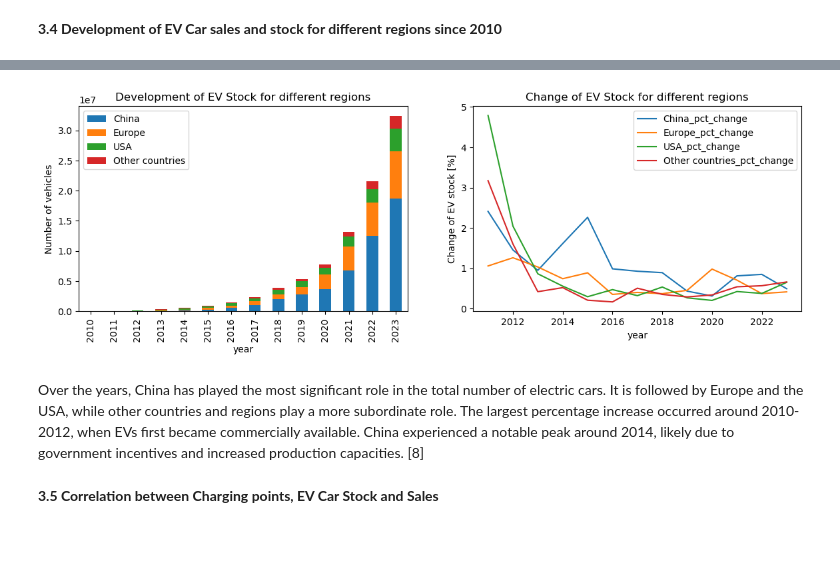
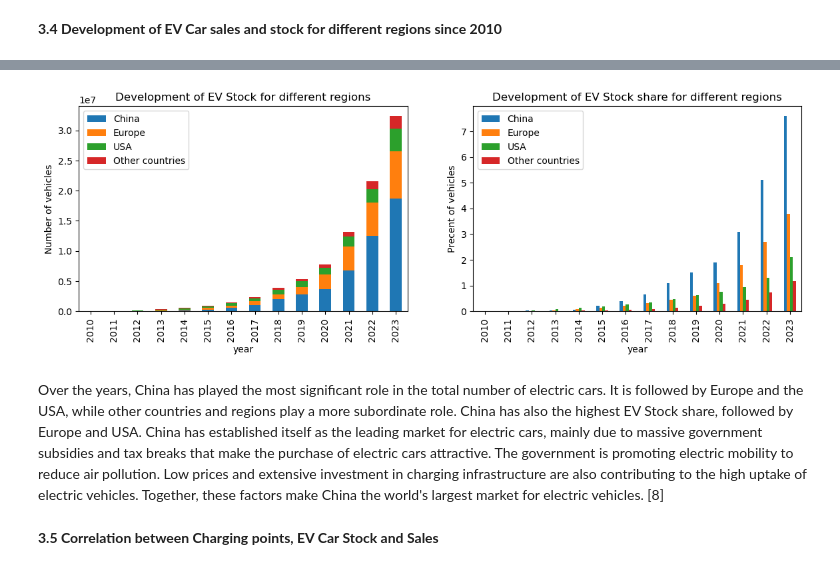
Before and after one commit to jenst0710/Electromobility-Data-Analysis, a Jupyter notebook: Capstone.ipynb, the cells around one changed output, grey strips where cells are left out. Drawn from its saved outputs; the diff is of its cells as text; code cells hidden in the pictures; blank space fills up the shorter version.

```diff
--- a/Capstone.ipynb
+++ b/Capstone.ipynb
@@ -529,7 +587,0 @@ EV_cars_h_countries=EV_cars_h_countries.rename(columns={'EV stock_Sum': 'Other c
-# %%
-# percentual change of EV stock
-EV_cars_h_countries['China_pct_change']=EV_cars_h_countries['China'].pct_change()
-EV_cars_h_countries['Europe_pct_change']=EV_cars_h_countries['Europe'].pct_change()
-EV_cars_h_countries['USA_pct_change']=EV_cars_h_countries['USA'].pct_change()
-EV_cars_h_countries['Other countries_pct_change']=EV_cars_h_countries['Other countries'].pct_change()
-EV_cars_h_countries[EV_cars_h_countries.index>=2019]
@@ -544,19 +604,43 @@ EV_cars_h_countries[EV_cars_h_countries.index>=2019]
+# %%
+# Look at USA, Europe and China
+include_regions=['USA', 'Europe', 'China']
+EV_cars_h_USA_Europe_China=EV_cars_h_filtered[EV_cars_h_filtered.region.isin(include_regions)]
+
+# EV stock
+EV_cars_h_USA_Europe_China_stock=EV_cars_h_USA_Europe_China[['region', 'year', 'EV stock_Sum']]
+EV_cars_h_USA_Europe_China_stock_pivot=EV_cars_h_USA_Europe_China_stock.pivot_table(index=['year'], columns='region', values='EV stock_Sum')
+
+#EV stock share
+EV_cars_h_USA_Europe_China_stock_share=EV_cars_h_USA_Europe_China[['region', 'year', 'EV stock share_EV']]
+EV_cars_h_USA_Europe_China_stock_share_pivot=EV_cars_h_USA_Europe_China_stock_share.pivot_table(index=['year'], columns='region', values='EV stock share_EV')
+
+#Definition of other countries as all countries beside 'include regions'
+other_regions=['Australia', 'Brazil', 'Canada', 'Chile', 'Colombia', 'Costa Rica', 'India', 'Indonesia', 'Israel', 'Japan','Korea', 'Mexico','New Zealand', 'Rest of the world', 'Seychelles', 'South Africa', 'Thailand', 'Turkiye', 'United Arab Emirates']
+EV_cars_h_other_countries=EV_cars_h_filtered[EV_cars_h_filtered.region.isin(other_regions)]
+EV_cars_h_other_countries_stock_pivot=pd.DataFrame(EV_cars_h_other_countries.groupby('year')['EV stock_Sum'].sum())
+EV_cars_h_other_countries_stock_share_pivot=pd.DataFrame(EV_cars_h_other_countries.groupby('year')['EV stock share_EV'].mean())
+
+# merge tables
+EV_cars_h_countries_stock=pd.merge(EV_cars_h_USA_Europe_China_stock_pivot,EV_cars_h_other_countries_stock_pivot, how='inner', on='year')
+EV_cars_h_countries_stock_share=pd.merge(EV_cars_h_USA_Europe_China_stock_share_pivot,EV_cars_h_other_countries_stock_share_pivot, how='inner', on='year')
+EV_cars_h_countries_stock=EV_cars_h_countries_stock.rename(columns={'EV stock_Sum': 'Other countries'})
+EV_cars_h_countries_stock_share=EV_cars_h_countries_stock_share.rename(columns={'EV stock share_EV': 'Other countries'})
 # %%
 fig, ax= plt.subplots (1,2, figsize=(14,4))
 
 EV_cars_h_countries[['China', 'Europe', 'USA', 'Other countries']].plot(kind='bar', ax=ax[0], stacked='True')
 ax[0].set_title('Development of EV Stock for different regions')
 ax[0].set_ylabel('Number of vehicles')
 
-EV_cars_h_countries[['China_pct_change', 'Europe_pct_change', 'USA_pct_change', 'Other countries_pct_change']].plot(kind='line', ax=ax[1])
-ax[1].set_title('Change of EV Stock for different regions')
-ax[1].set_ylabel('Change of EV stock [%]')
+EV_cars_h_countries_stock_share[['China', 'Europe', 'USA', 'Other countries']].plot(kind='bar', ax=ax[1])
+ax[1].set_title('Development of EV Stock share for different regions')
+ax[1].set_ylabel('Precent of vehicles')
 
 plt.show()
 # %% [output]
-[figure, old version]
+[figure, new version]
 # %% [markdown]
-Over the years, China has played the most significant role in the total number of electric cars. It is followed by Europe and the USA, while other countries and regions play a more subordinate role. The largest percentage increase occurred around 2010-2012, when EVs first became commercially available. China experienced a notable peak around 2014, likely due to government incentives and increased production capacities. [8]
+Over the years, China has played the most significant role in the total number of electric cars. It is followed by Europe and the USA, while other countries and regions play a more subordinate role. China has also the highest EV Stock share, followed by Europe and USA. China has established itself as the leading market for electric cars, mainly due to massive government subsidies and tax breaks that make the purchase of electric cars attractive. The government is promoting electric mobility to reduce air pollution. Low prices and extensive investment in charging infrastructure are also contributing to the high uptake of electric vehicles. Together, these factors make China the world's largest market for electric vehicles. [8]
 # %% [markdown]
 **3.5 Correlation between Charging points, EV Car Stock and Sales**
 # %%
```
Also changed, not shown: parts of 34 cells of this notebook.
